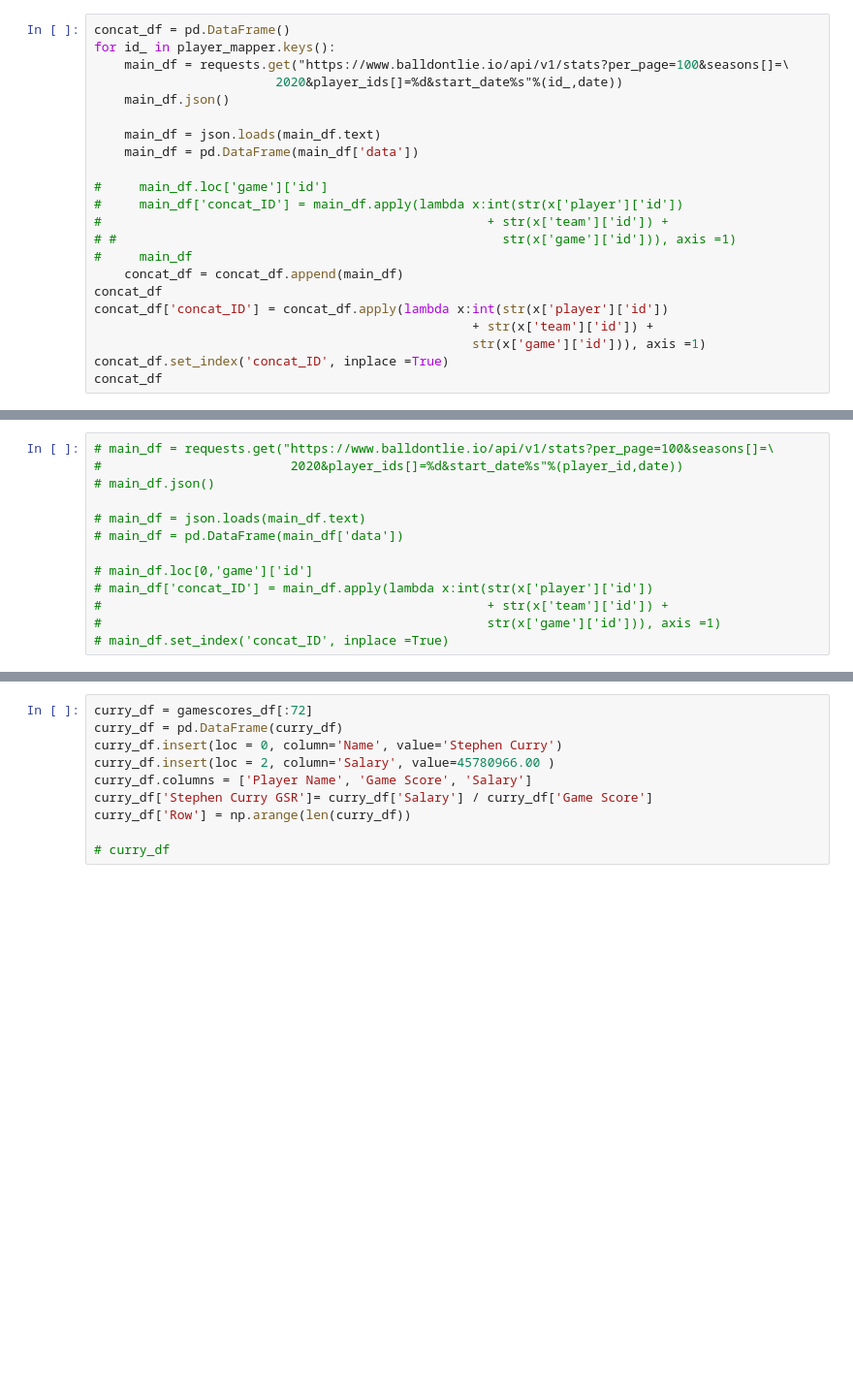
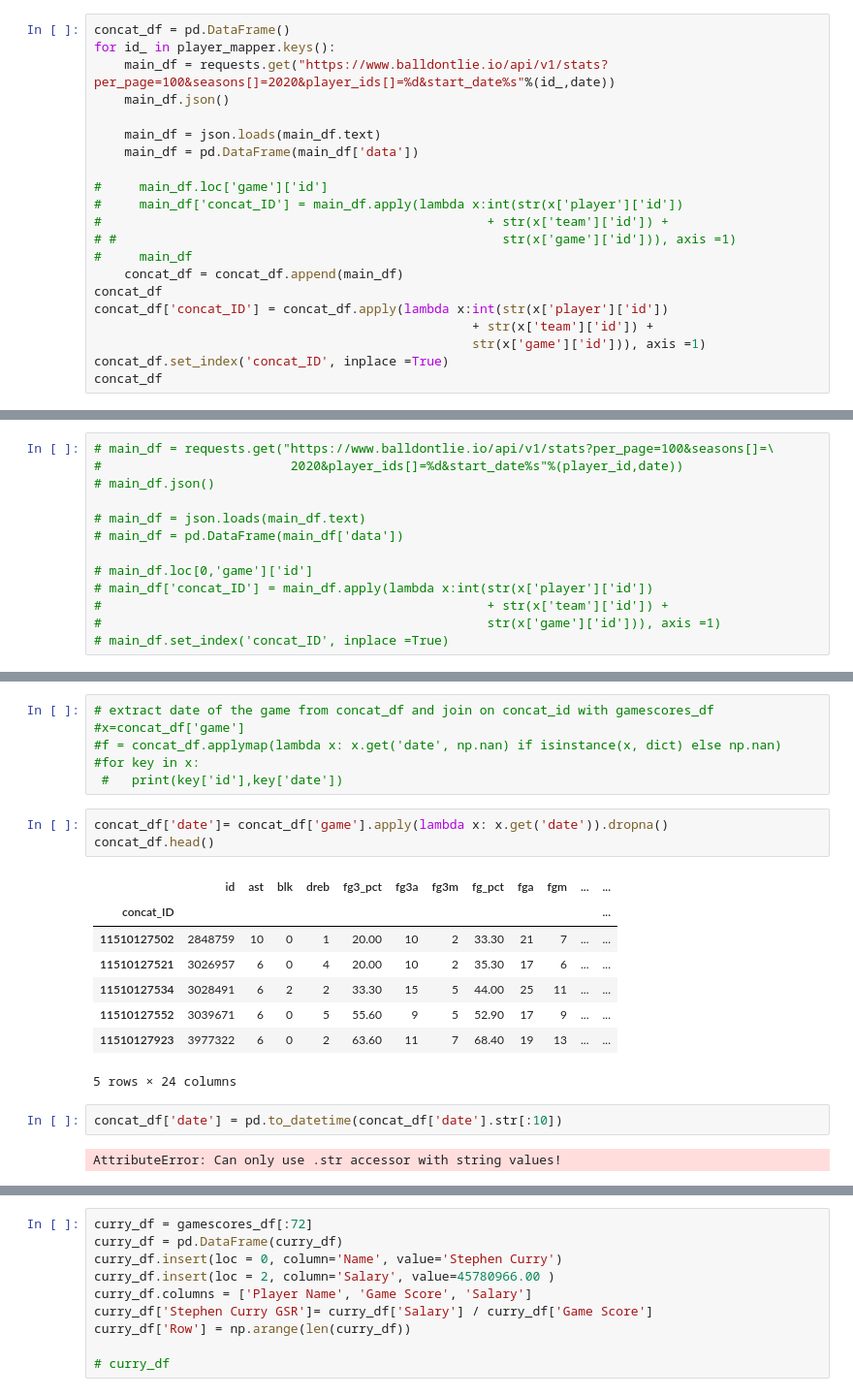
Before and after one commit to tylergusmyers/nba_analyzer, a Jupyter notebook: all_stats_11_16.ipynb, the cells around one changed output, grey strips where cells are left out. Shown at 97% size. Saved outputs shown, nothing was run; the diff lists cells and outputs as text; blank space fills up the shorter version.

```diff
--- a/all_stats_11_16.ipynb
+++ b/all_stats_11_16.ipynb
@@ -17,8 +17,7 @@ date ='2021-01-02'
 # %%
 concat_df = pd.DataFrame()
 for id_ in player_mapper.keys():
-    main_df = requests.get("https://www.balldontlie.io/api/v1/stats?per_page=100&seasons[]=\
-                        2020&player_ids[]=%d&start_date%s"%(id_,date))
+    main_df = requests.get("https://www.balldontlie.io/api/v1/stats?per_page=100&seasons[]=2020&player_ids[]=%d&start_date%s"%(id_,date))
     main_df.json()
 
     main_df = json.loads(main_df.text)
@@ -103,0 +103,22 @@ Length: 1270, dtype: float64
+# %%
+# extract date of the game from concat_df and join on concat_id with gamescores_df
+#x=concat_df['game']
+#f = concat_df.applymap(lambda x: x.get('date', np.nan) if isinstance(x, dict) else np.nan)
+#for key in x:
+ #   print(key['id'],key['date'])
+# %%
+concat_df['date']= concat_df['game'].apply(lambda x: x.get('date')).dropna()
+concat_df.head()
+# %% [output]
+|  | id | ast | blk | dreb | fg3_pct | fg3a | fg3m | fg_pct | fga | fgm | ... | ... |
+| concat_ID |  |  |  |  |  |  |  |  |  |  |  | ... |
+| 11510127502 | 2848759 | 10 | 0 | 1 | 20.00 | 10 | 2 | 33.30 | 21 | 7 | ... | ... |
+| 11510127521 | 3026957 | 6 | 0 | 4 | 20.00 | 10 | 2 | 35.30 | 17 | 6 | ... | ... |
+| 11510127534 | 3028491 | 6 | 2 | 2 | 33.30 | 15 | 5 | 44.00 | 25 | 11 | ... | ... |
+| 11510127552 | 3039671 | 6 | 0 | 5 | 55.60 | 9 | 5 | 52.90 | 17 | 9 | ... | ... |
+| 11510127923 | 3977322 | 6 | 0 | 2 | 63.60 | 11 | 7 | 68.40 | 19 | 13 | ... | ... |
+5 rows × 24 columns
+# %%
+concat_df['date'] = pd.to_datetime(concat_df['date'].str[:10])
+# %% [output]
+AttributeError: Can only use .str accessor with string values!
```
Also changed, not shown: parts of 15 cells of this notebook, 1 other file.
